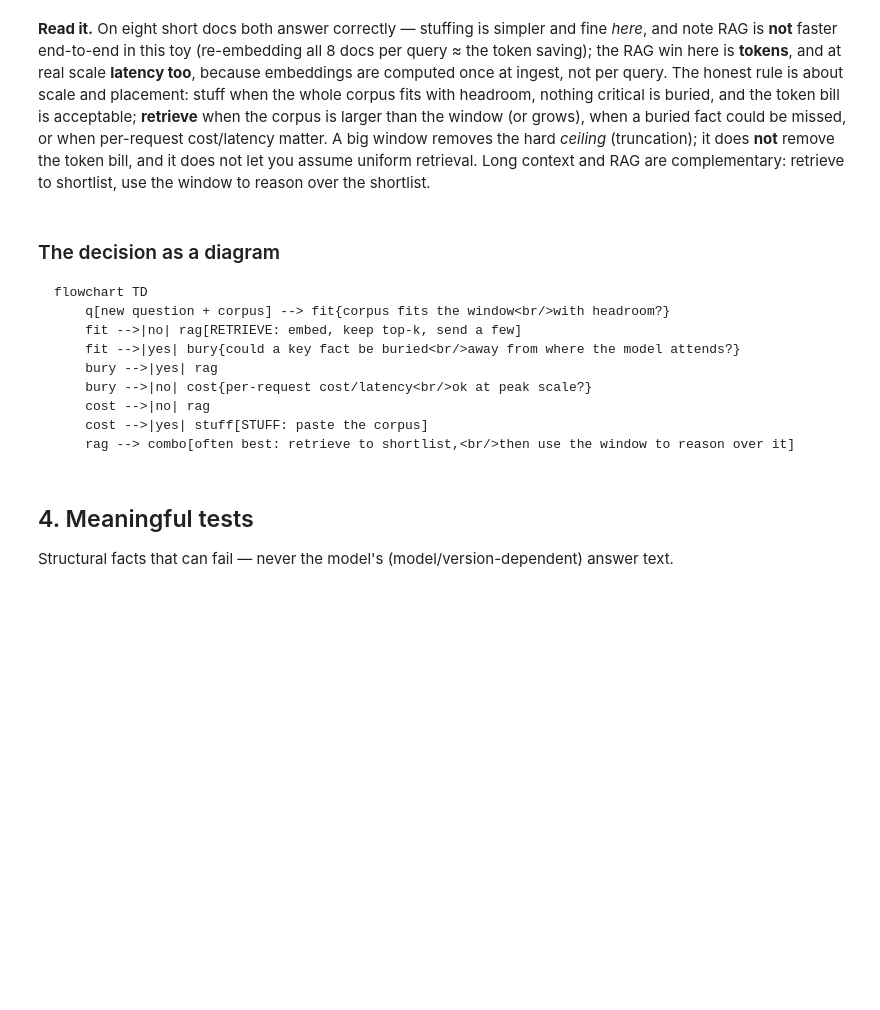
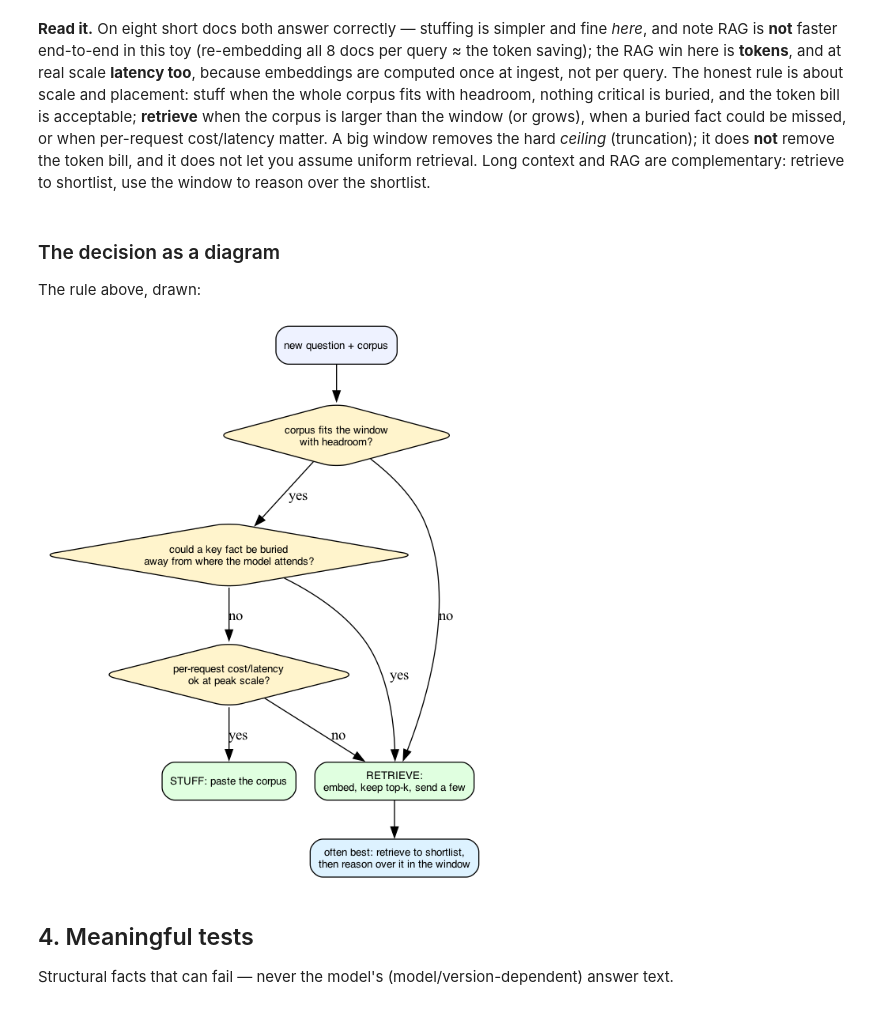
Before and after one commit to alexchilton/ai-architect-labs, a Jupyter notebook: notebooks/nb02b_long_context_vs_rag.ipynb, the cells around one changed output. Saved outputs shown, nothing was run; the diff lists cells and outputs as text; code cells hidden in the pictures; blank space fills up the shorter version.

````diff
--- a/notebooks/nb02b_long_context_vs_rag.ipynb
+++ b/notebooks/nb02b_long_context_vs_rag.ipynb
@@ -174,20 +174,32 @@ NB: here we embed all 8 docs per query to keep the demo self-contained; a real s
 INGEST, so per-query retrieval is a cheap lookup and the end-to-end latency picture flips to RAG's favour.
 # %% [markdown]
 **Read it.** On eight short docs both answer correctly — stuffing is simpler and fine *here*, and note RAG is **not** faster end-to-end in this toy (re-embedding all 8 docs per query ≈ the token saving); the RAG win here is **tokens**, and at real scale **latency too**, because embeddings are computed once at ingest, not per query. The honest rule is about scale and placement: stuff when the whole corpus fits with headroom, nothing critical is buried, and the token bill is acceptable; **retrieve** when the corpus is larger than the window (or grows), when a buried fact could be missed, or when per-request cost/latency matter. A big window removes the hard *ceiling* (truncation); it does **not** remove the token bill, and it does not let you assume uniform retrieval. Long context and RAG are complementary: retrieve to shortlist, use the window to reason over the shortlist.
-# %% [markdown]
-### The decision as a diagram
-
-```mermaid
-flowchart TD
-    q[new question + corpus] --> fit{corpus fits the window<br/>with headroom?}
-    fit -->|no| rag[RETRIEVE: embed, keep top-k, send a few]
-    fit -->|yes| bury{could a key fact be buried<br/>away from where the model attends?}
-    bury -->|yes| rag
-    bury -->|no| cost{per-request cost/latency<br/>ok at peak scale?}
-    cost -->|no| rag
-    cost -->|yes| stuff[STUFF: paste the corpus]
-    rag --> combo[often best: retrieve to shortlist,<br/>then use the window to reason over it]
-```
+# %% [markdown]
+### The decision as a diagram
+
+The rule above, drawn:
+# %%
+from graphviz import Digraph
+from IPython.display import Image, display
+g = Digraph(); g.attr(rankdir="TB", fontname="Helvetica")
+g.attr("node", shape="box", style="rounded,filled", fillcolor="#eef2ff", fontname="Helvetica", fontsize="10")
+dec = {"shape":"diamond", "fillcolor":"#fff4cc"}
+g.node("q","new question + corpus")
+g.node("fit","corpus fits the window\nwith headroom?", **dec)
+g.node("bury","could a key fact be buried\naway from where the model attends?", **dec)
+g.node("cost","per-request cost/latency\nok at peak scale?", **dec)
+g.node("rag","RETRIEVE:\nembed, keep top-k, send a few", fillcolor="#e0ffe0")
+g.node("stuff","STUFF: paste the corpus", fillcolor="#e0ffe0")
+g.node("combo","often best: retrieve to shortlist,\nthen reason over it in the window", fillcolor="#ddf2ff")
+g.edge("q","fit")
+g.edge("fit","rag",label="no"); g.edge("fit","bury",label="yes")
+g.edge("bury","rag",label="yes"); g.edge("bury","cost",label="no")
+g.edge("cost","rag",label="no"); g.edge("cost","stuff",label="yes")
+g.edge("rag","combo")
+try: display(Image(g.pipe(format="png")))
+except Exception as e: print("diagram render skipped (needs the graphviz 'dot' binary):", e)
+# %% [output]
+[figure, added]
 # %% [markdown]
 ## 4. Meaningful tests
 
````
Also changed, not shown: parts of 3 cells of this notebook, 3 other files.
